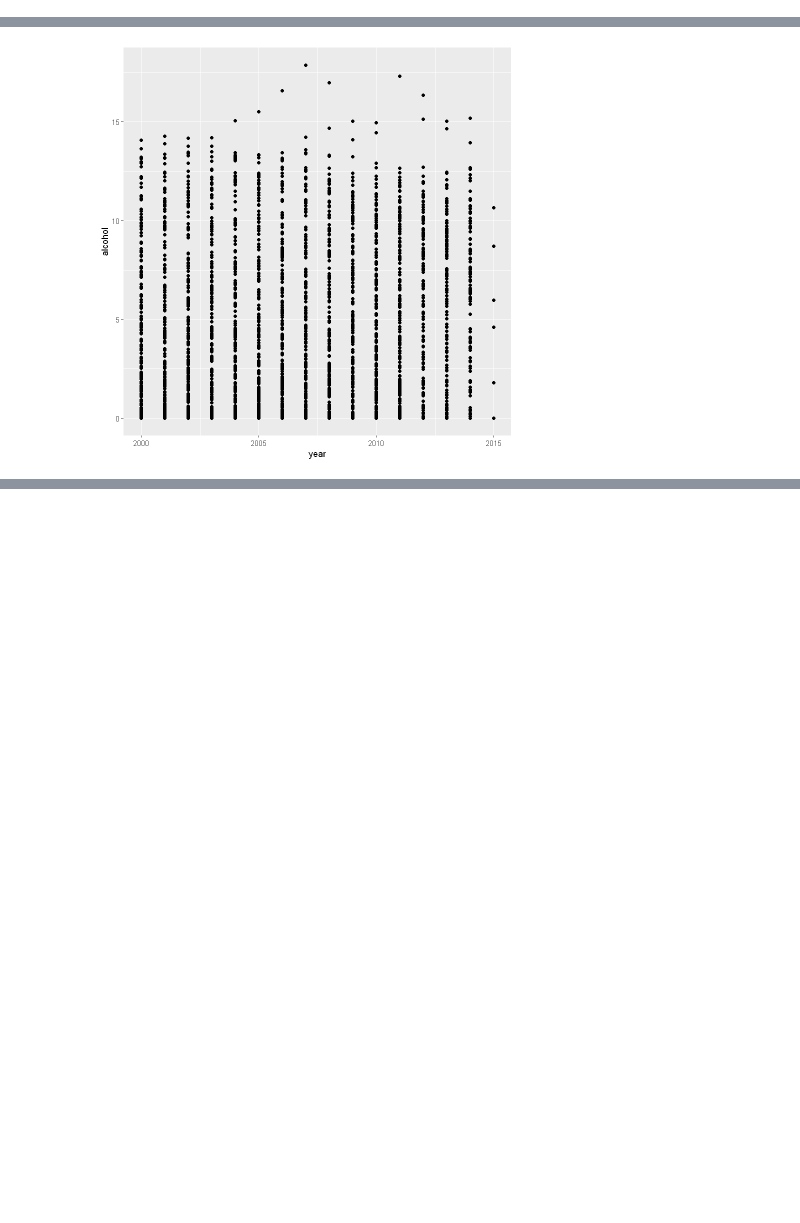
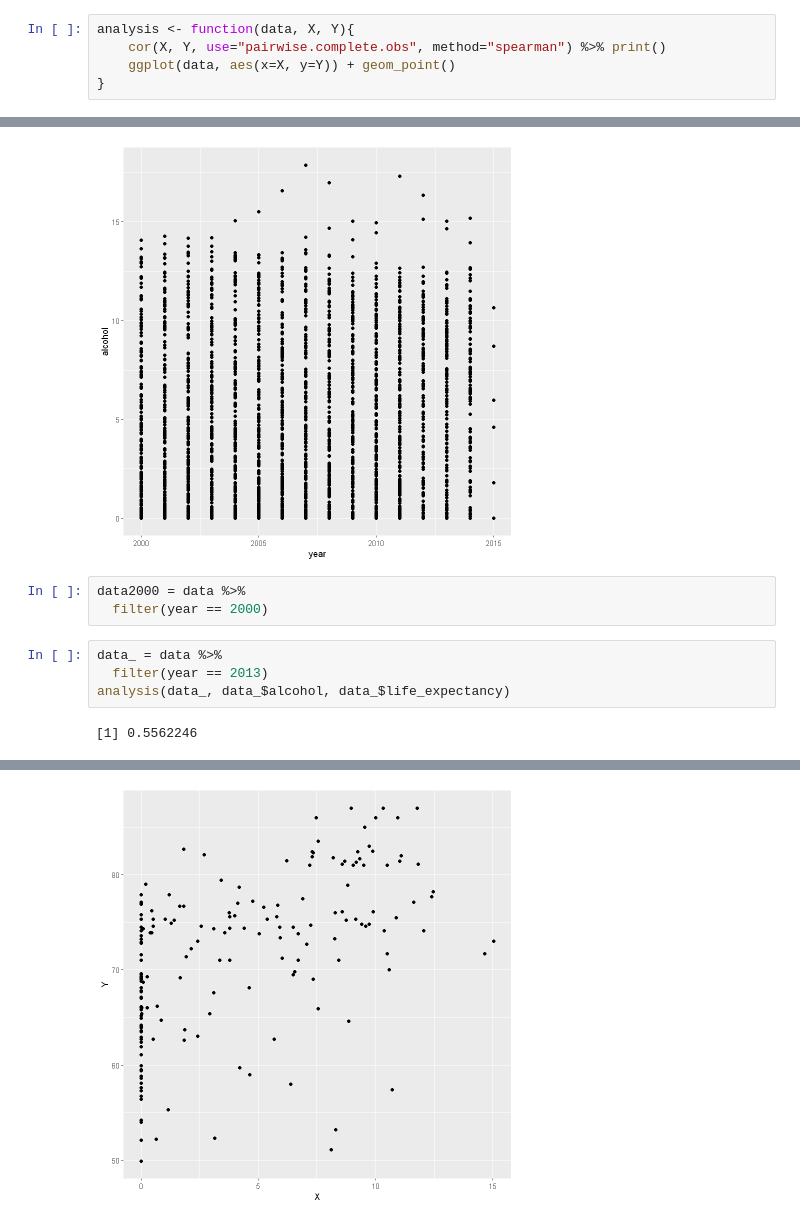
Before and after one commit to Szymex49/What_affects_life_expectancy-statistical_analysis, a Jupyter notebook: notes.ipynb, the cells around one changed output, grey strips where cells are left out. Saved outputs shown, nothing was run; the diff lists cells and outputs as text; blank space fills up the shorter version.

```diff
--- a/notes.ipynb
+++ b/notes.ipynb
@@ -1,6 +1,11 @@
 # %%
 library(dplyr)
 library(ggplot2)
+# %%
+analysis <- function(data, X, Y){
+    cor(X, Y, use="pairwise.complete.obs", method="spearman") %>% print()
+    ggplot(data, aes(x=X, y=Y)) + geom_point()
+}
 # %%
 data <- read.csv("data.csv")
 data
@@ -149,3 +154,12 @@ Warning message:
 "Removed 194 rows containing missing values (`geom_point()`)."
 [1] -0.100996
 [figure]
+# %%
+data2000 = data %>%
+  filter(year == 2000)
+# %%
+data_ = data %>%
+  filter(year == 2013)
+analysis(data_, data_$alcohol, data_$life_expectancy)
+# %% [output]
+[1] 0.5562246
@@ -151,0 +168 @@ Warning message:
+[figure, added]
```
Also changed, not shown: parts of 2 cells of this notebook.
